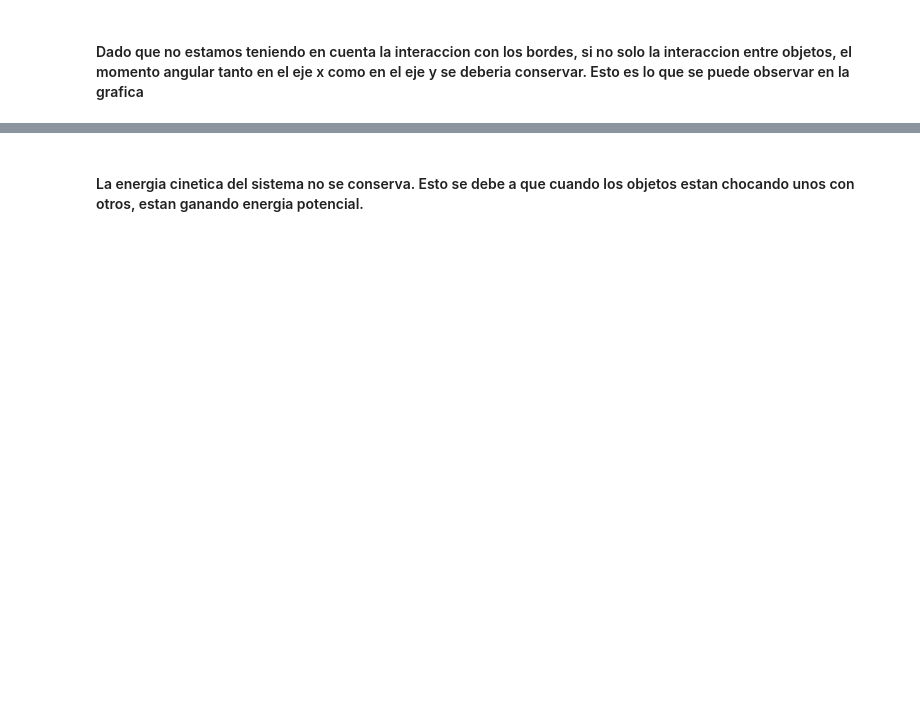
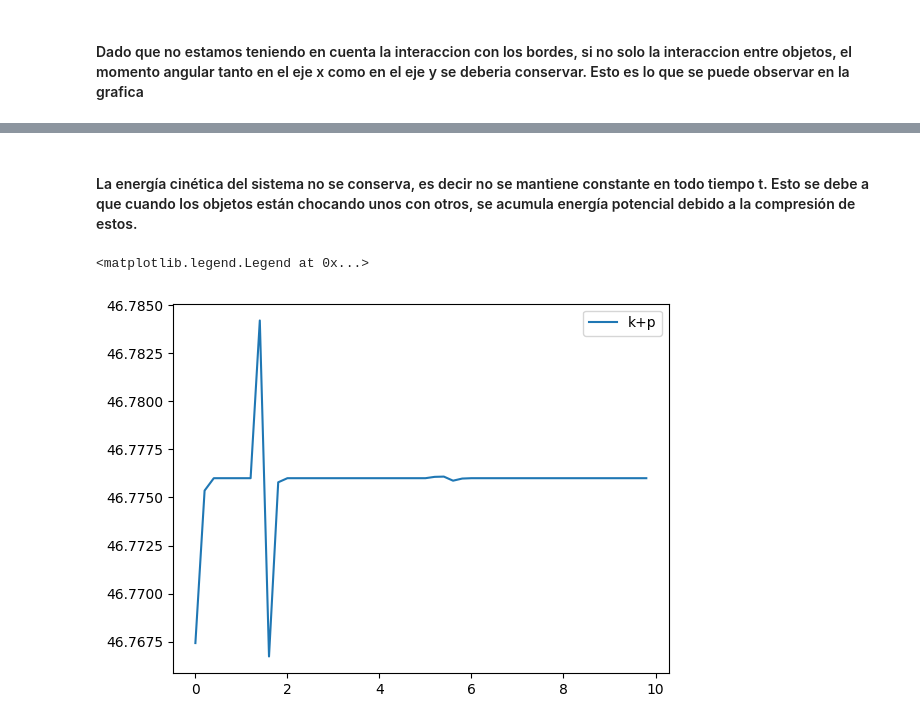
Before and after one commit to Sebastian-Moreno/MetodosII_SebastianHurtado_NicolasDaza, a Jupyter notebook: tarea 1/Punto 2.ipynb, the cells around one changed output, grey strips where cells are left out. Cells and saved outputs as stored; diff of their text form; code cells hidden in the pictures; blank space fills up the shorter version.

```diff
--- a/tarea 1/Punto 2.ipynb
+++ b/tarea 1/Punto 2.ipynb
@@ -348,2 +337,8 @@ array([124.82921593,  19.51911108,   0.        ,   5.03732555,
 # %% [markdown]
-#### La energia cinetica del sistema no se conserva. Esto se debe a que cuando los objetos estan chocando unos con otros, estan ganando energia potencial.
+#### La energía cinética del sistema no se conserva, es decir no se mantiene constante en todo tiempo t. Esto se debe a que cuando los objetos están chocando unos con otros, se acumula energía potencial debido a la compresión de estos.
+# %%
+plt.plot(t1,KEnergy+Pe,label=('k+p'))
+plt.legend()
+# %% [output]
+<matplotlib.legend.Legend at 0x...>
+[figure, added]
```
Also changed, not shown: parts of 9 cells of this notebook, 1 other file.
